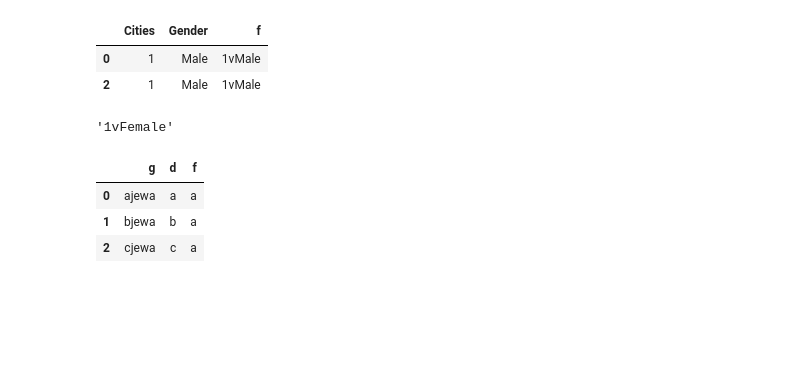
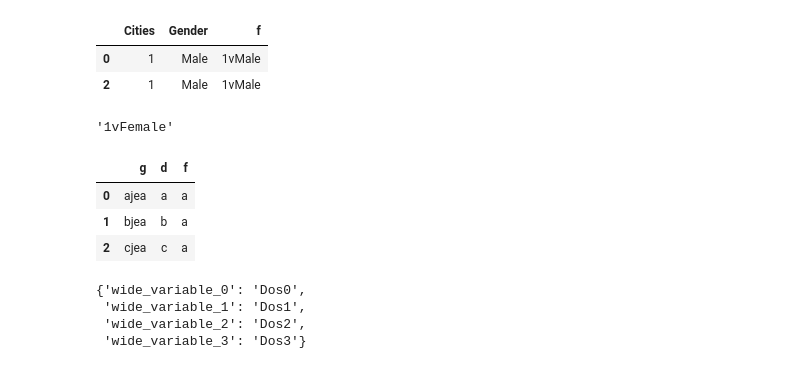
Before and after one commit to Kevy69/Databehandling-Kevin, a Jupyter notebook: Testing.ipynb, the cells around one changed output. Cells and saved outputs as stored; diff of their text form; code cells hidden in the pictures; blank space fills up the shorter version.

```diff
--- a/Testing.ipynb
+++ b/Testing.ipynb
@@ -318,19 +318,27 @@ df1.loc[1, 'f']
 # %%
 series1 = pd.Series(list("abc"))
 
 series2 = pd.Series(list("aaa"))
 
 series1.str.cat(series2, sep="-")
 
 
 df = pd.DataFrame(dict(d=series1, f=series2))
 df
 
 
-df.insert(0, 'g', df['d'].str.cat(df['f'], sep='jew'))
+df.insert(0, 'g', df['d'].str.cat(df['f'], sep='je'))
 df
 # %% [output]
 |  | g | d | f |
-| 0 | ajewa | a | a |
-| 1 | bjewa | b | a |
-| 2 | cjewa | c | a |
+| 0 | ajea | a | a |
+| 1 | bjea | b | a |
+| 2 | cjea | c | a |
+# %%
+rename = {f'wide_variable_{i}': f'Dos{i}' for i in range(4)}
+rename
+# %% [output]
+{'wide_variable_0': 'Dos0',
+ 'wide_variable_1': 'Dos1',
+ 'wide_variable_2': 'Dos2',
+ 'wide_variable_3': 'Dos3'}
```
